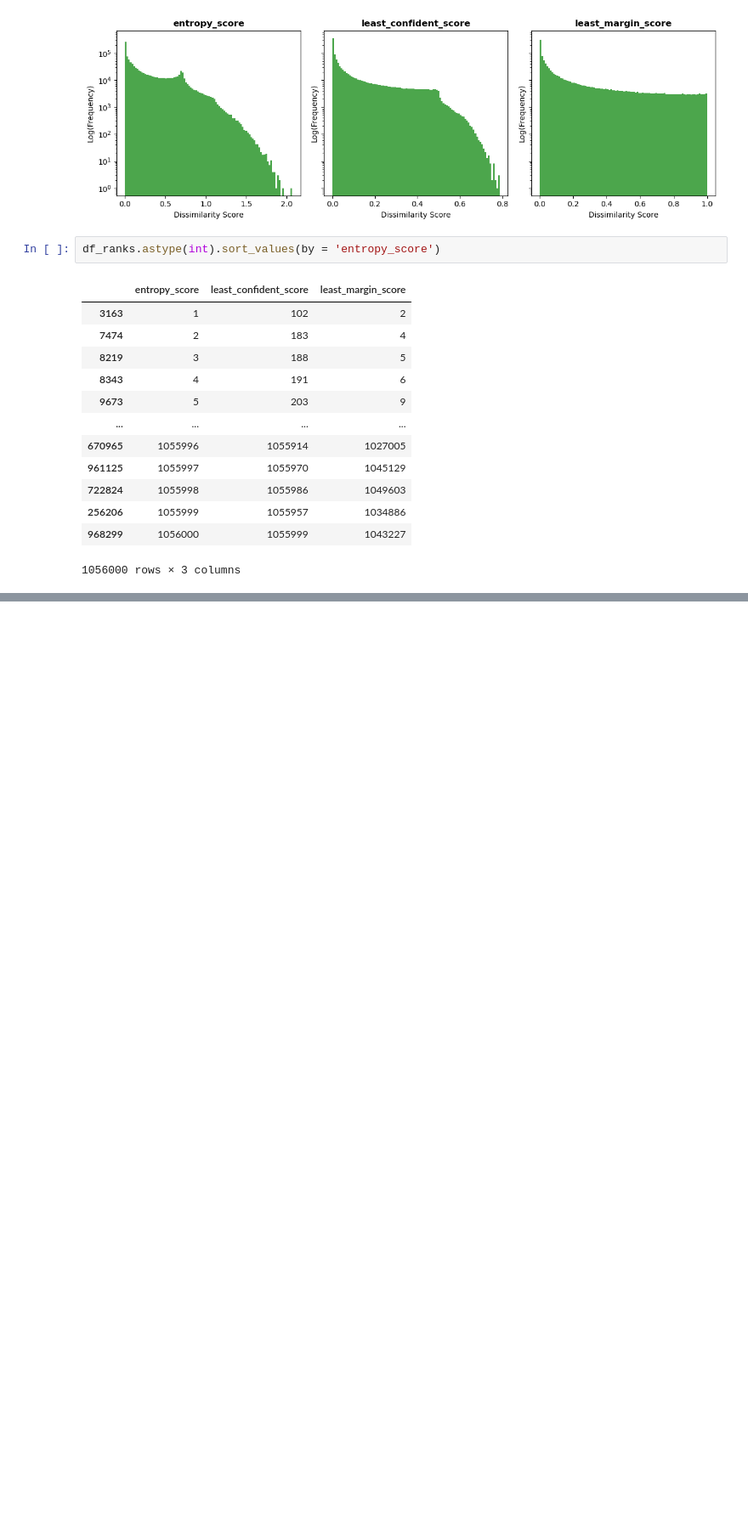
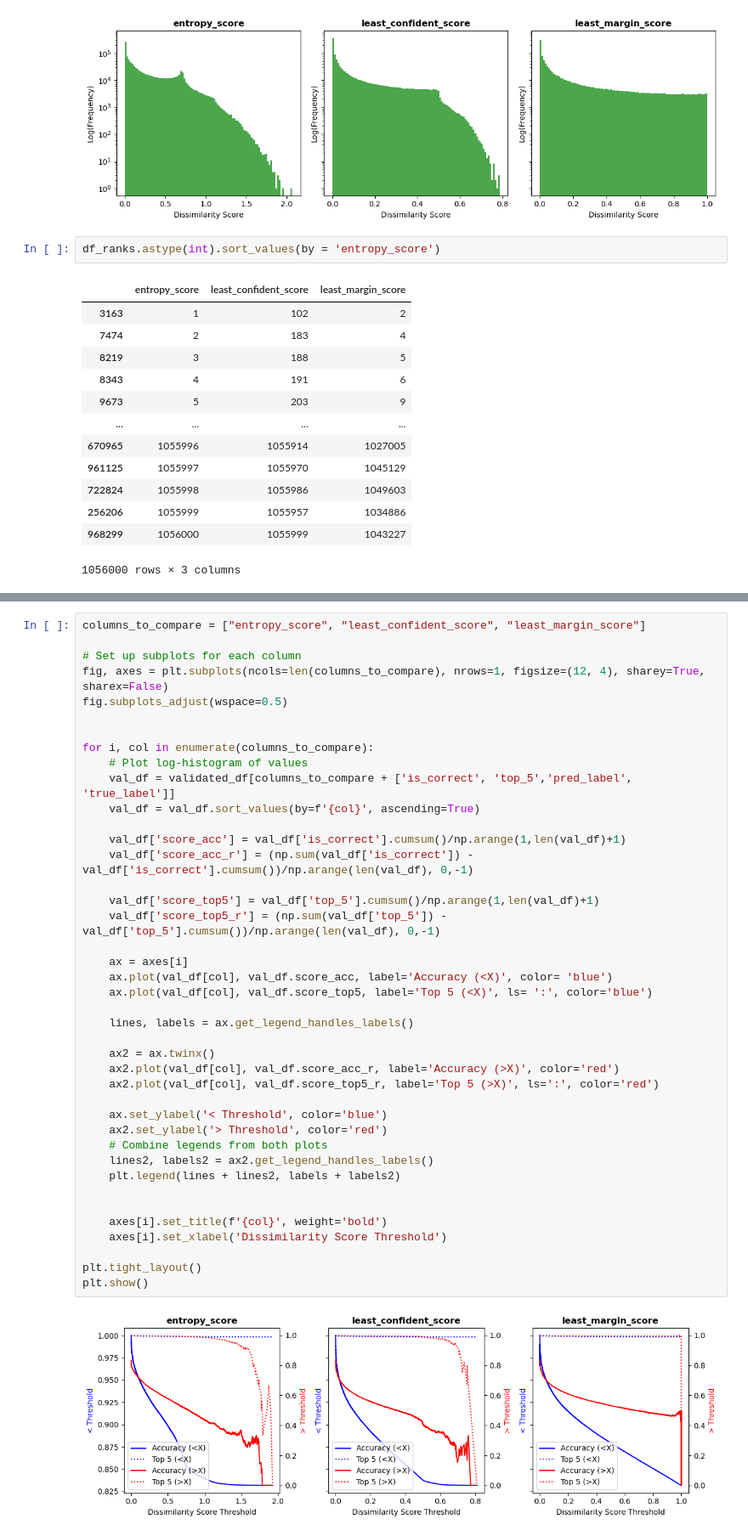
Before and after one commit to chandlerault/PIVOT, a Jupyter notebook: Dissimilarity_Scores.ipynb, the cells around one changed output, grey strips where cells are left out. Shown: that part at 85% size. Saved outputs shown, nothing was run; the diff lists cells and outputs as text; blank space fills up the shorter version.

```diff
--- a/Dissimilarity_Scores.ipynb
+++ b/Dissimilarity_Scores.ipynb
@@ -232,0 +280,43 @@ df[columns_to_compare].rank()
+# %%
+columns_to_compare = ["entropy_score", "least_confident_score", "least_margin_score"]
+
+# Set up subplots for each column
+fig, axes = plt.subplots(ncols=len(columns_to_compare), nrows=1, figsize=(12, 4), sharey=True, sharex=False)
+fig.subplots_adjust(wspace=0.5)
+
+
+for i, col in enumerate(columns_to_compare):
+    # Plot log-histogram of values
+    val_df = validated_df[columns_to_compare + ['is_correct', 'top_5','pred_label', 'true_label']]
+    val_df = val_df.sort_values(by=f'{col}', ascending=True)
+
+    val_df['score_acc'] = val_df['is_correct'].cumsum()/np.arange(1,len(val_df)+1)
+    val_df['score_acc_r'] = (np.sum(val_df['is_correct']) - val_df['is_correct'].cumsum())/np.arange(len(val_df), 0,-1)
+
+    val_df['score_top5'] = val_df['top_5'].cumsum()/np.arange(1,len(val_df)+1)
+    val_df['score_top5_r'] = (np.sum(val_df['top_5']) - val_df['top_5'].cumsum())/np.arange(len(val_df), 0,-1)
+
+    ax = axes[i]
+    ax.plot(val_df[col], val_df.score_acc, label='Accuracy (<X)', color= 'blue')
+    ax.plot(val_df[col], val_df.score_top5, label='Top 5 (<X)', ls= ':', color='blue')
+
+    lines, labels = ax.get_legend_handles_labels()
+
+    ax2 = ax.twinx()
+    ax2.plot(val_df[col], val_df.score_acc_r, label='Accuracy (>X)', color='red')
+    ax2.plot(val_df[col], val_df.score_top5_r, label='Top 5 (>X)', ls=':', color='red')
+
+    ax.set_ylabel('< Threshold', color='blue')
+    ax2.set_ylabel('> Threshold', color='red')
+    # Combine legends from both plots
+    lines2, labels2 = ax2.get_legend_handles_labels()
+    plt.legend(lines + lines2, labels + labels2)
+
+
+    axes[i].set_title(f'{col}', weight='bold')
+    axes[i].set_xlabel('Dissimilarity Score Threshold')
+
+plt.tight_layout()
+plt.show()
+# %% [output]
+[figure, added]
```
Also changed, not shown: parts of 16 cells of this notebook.
